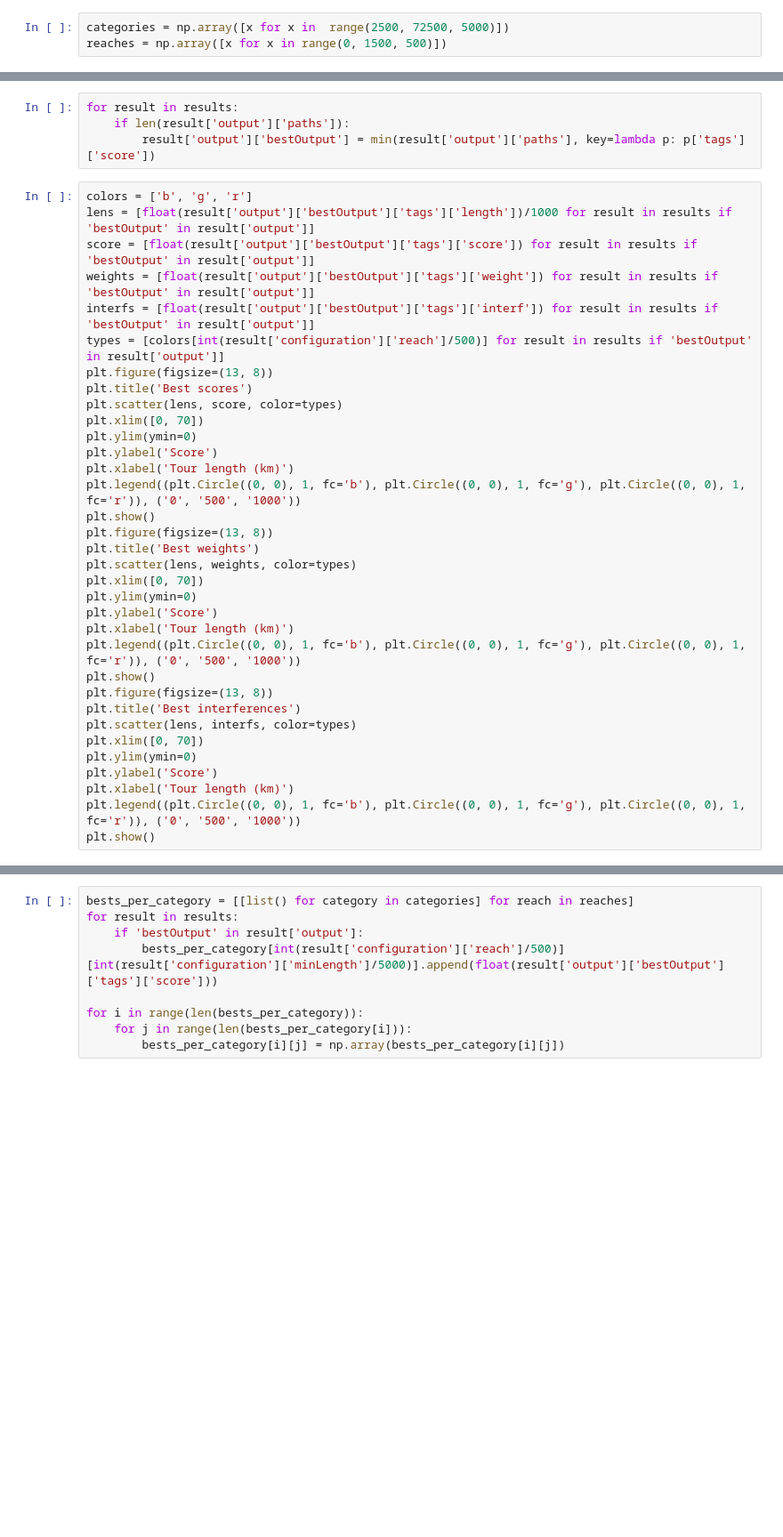
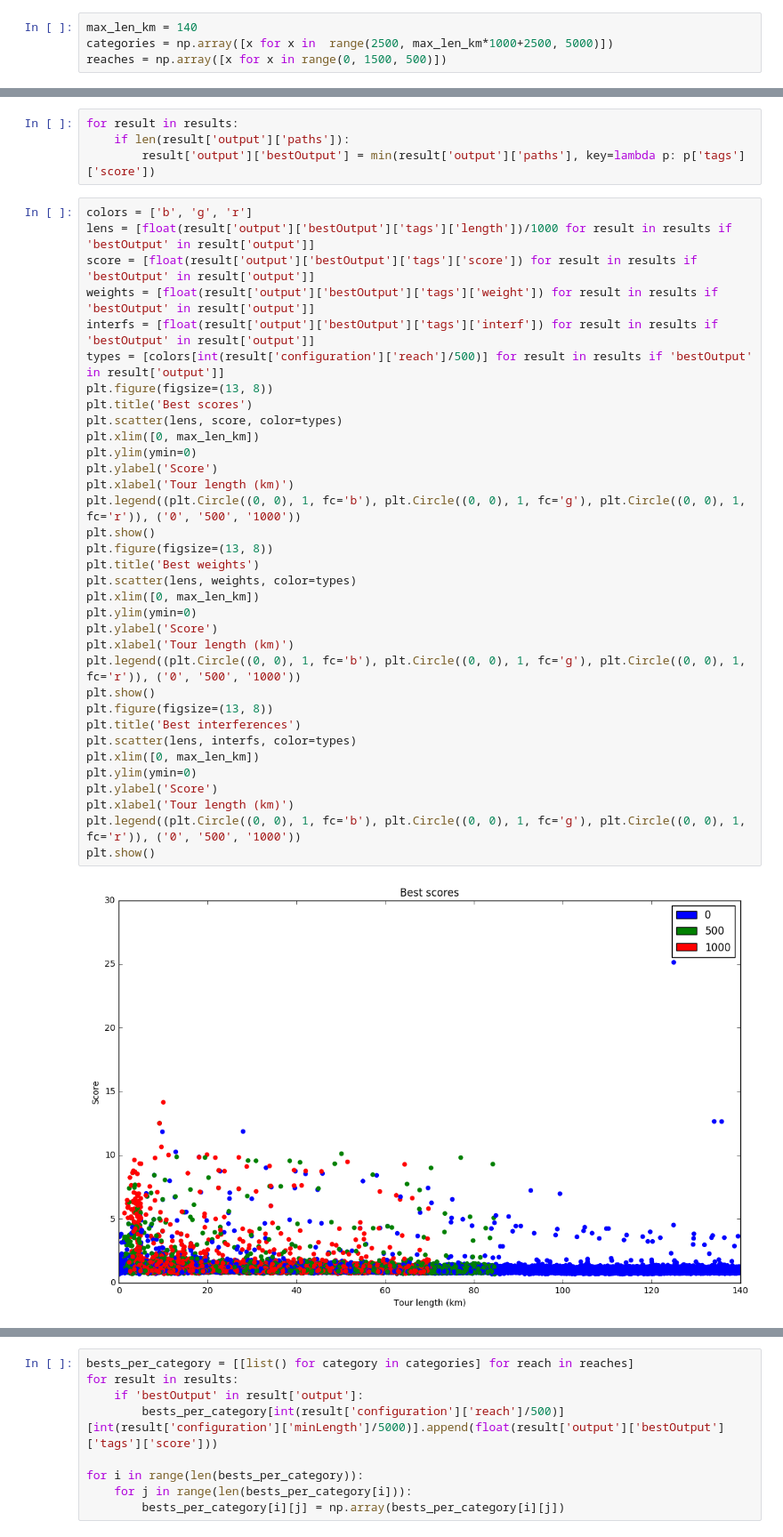
Before and after one commit to Pistro/bike-routing, a Jupyter notebook: postprocessing/Processed Results.ipynb, the cells around one changed output, grey strips where cells are left out. Shown at 89% size. Cells and saved outputs as stored; diff of their text form; blank space fills up the shorter version.

```diff
--- a/postprocessing/Processed Results.ipynb
+++ b/postprocessing/Processed Results.ipynb
@@ -9,7 +9,8 @@ import numpy as np
 with open('../source/output/results.json') as data_file:
     data = json.load(data_file)
 # %%
-categories = np.array([x for x in  range(2500, 72500, 5000)])
+max_len_km = 140
+categories = np.array([x for x in  range(2500, max_len_km*1000+2500, 5000)])
 reaches = np.array([x for x in range(0, 1500, 500)])
 # %%
 results = list()
@@ -29,33 +30,35 @@ for result in results:
 colors = ['b', 'g', 'r']
 lens = [float(result['output']['bestOutput']['tags']['length'])/1000 for result in results if 'bestOutput' in result['output']]
 score = [float(result['output']['bestOutput']['tags']['score']) for result in results if 'bestOutput' in result['output']]
 weights = [float(result['output']['bestOutput']['tags']['weight']) for result in results if 'bestOutput' in result['output']]
 interfs = [float(result['output']['bestOutput']['tags']['interf']) for result in results if 'bestOutput' in result['output']]
 types = [colors[int(result['configuration']['reach']/500)] for result in results if 'bestOutput' in result['output']]
 plt.figure(figsize=(13, 8))
 plt.title('Best scores')
 plt.scatter(lens, score, color=types)
-plt.xlim([0, 70])
+plt.xlim([0, max_len_km])
 plt.ylim(ymin=0)
 plt.ylabel('Score')
 plt.xlabel('Tour length (km)')
 plt.legend((plt.Circle((0, 0), 1, fc='b'), plt.Circle((0, 0), 1, fc='g'), plt.Circle((0, 0), 1, fc='r')), ('0', '500', '1000'))
 plt.show()
 plt.figure(figsize=(13, 8))
 plt.title('Best weights')
 plt.scatter(lens, weights, color=types)
-plt.xlim([0, 70])
+plt.xlim([0, max_len_km])
 plt.ylim(ymin=0)
 plt.ylabel('Score')
 plt.xlabel('Tour length (km)')
 plt.legend((plt.Circle((0, 0), 1, fc='b'), plt.Circle((0, 0), 1, fc='g'), plt.Circle((0, 0), 1, fc='r')), ('0', '500', '1000'))
 plt.show()
 plt.figure(figsize=(13, 8))
 plt.title('Best interferences')
 plt.scatter(lens, interfs, color=types)
-plt.xlim([0, 70])
+plt.xlim([0, max_len_km])
 plt.ylim(ymin=0)
 plt.ylabel('Score')
 plt.xlabel('Tour length (km)')
 plt.legend((plt.Circle((0, 0), 1, fc='b'), plt.Circle((0, 0), 1, fc='g'), plt.Circle((0, 0), 1, fc='r')), ('0', '500', '1000'))
 plt.show()
+# %% [output]
+[figure, added]
```
Also changed, not shown: parts of 16 cells of this notebook, 16 other files.
